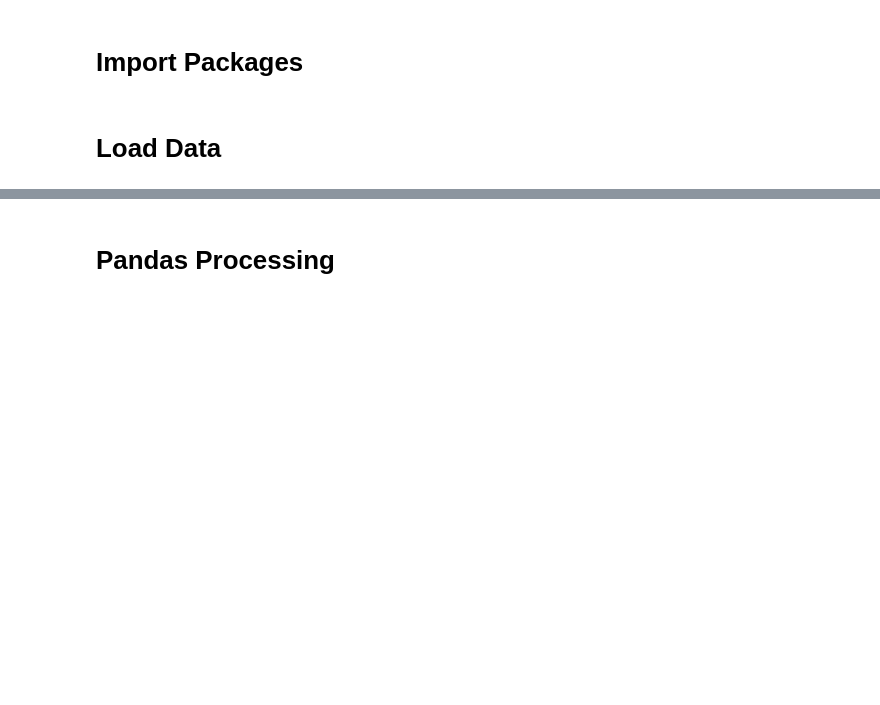
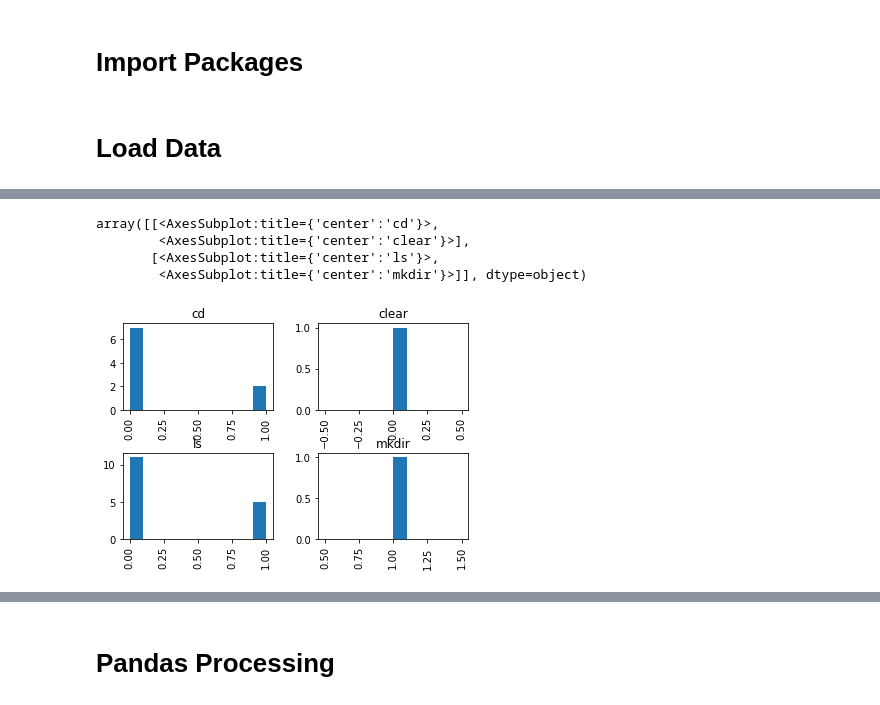
Before and after one commit to GuningShen/error-suggestion, a Jupyter notebook: Pandas_Guide.ipynb, the cells around one changed output, grey strips where cells are left out. Saved outputs shown, nothing was run; the diff lists cells and outputs as text; code cells hidden in the pictures; blank space fills up the shorter version.

```diff
--- a/Pandas_Guide.ipynb
+++ b/Pandas_Guide.ipynb
@@ -31,0 +77,3 @@ raw_data.describe()
+# %%
+selected_data = raw_data[["time", "command", "error"]]
+selected_data
@@ -31,0 +100,3 @@ raw_data.describe()
+# %%
+selected_data["error"] = selected_data["error"].astype(int)
+selected_data
@@ -32 +126,9 @@ raw_data.describe()
+# %%
+selected_data.hist(column="error", by="command")
+# %% [output]
+array([[<AxesSubplot:title={'center':'cd'}>,
+        <AxesSubplot:title={'center':'clear'}>],
+       [<AxesSubplot:title={'center':'ls'}>,
+        <AxesSubplot:title={'center':'mkdir'}>]], dtype=object)
+[figure, added]
 # %%
```
Also changed, not shown: parts of 17 cells of this notebook, 3 other files.
